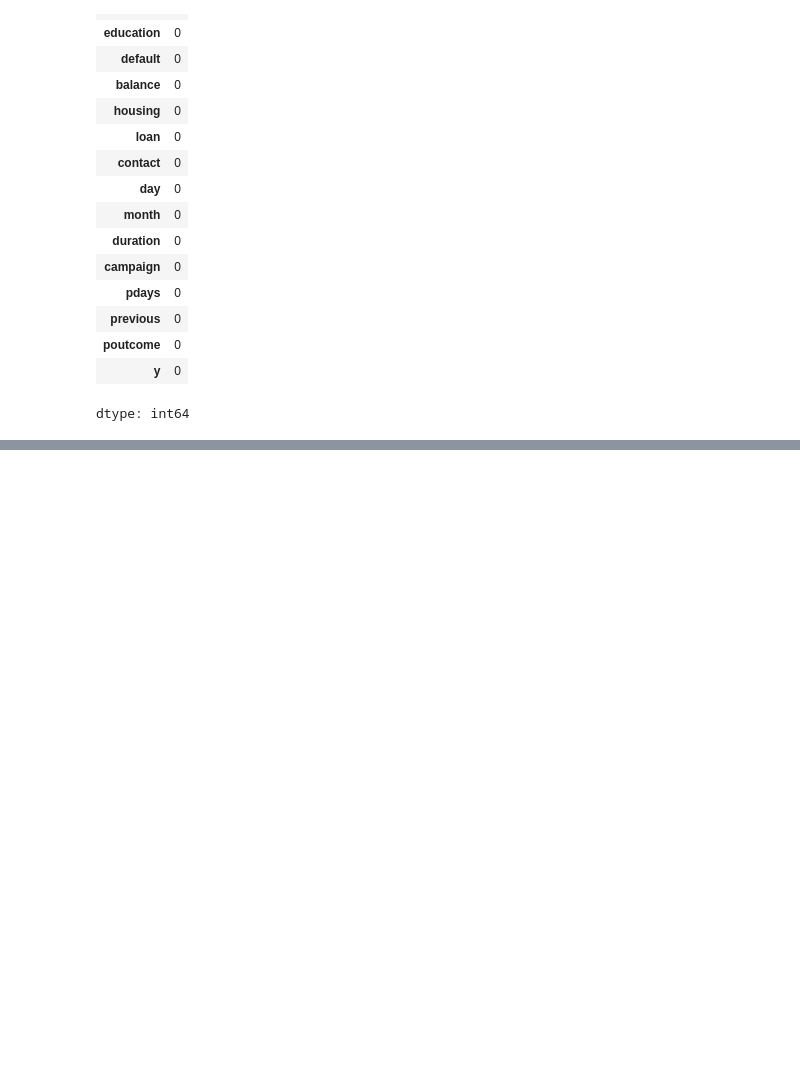
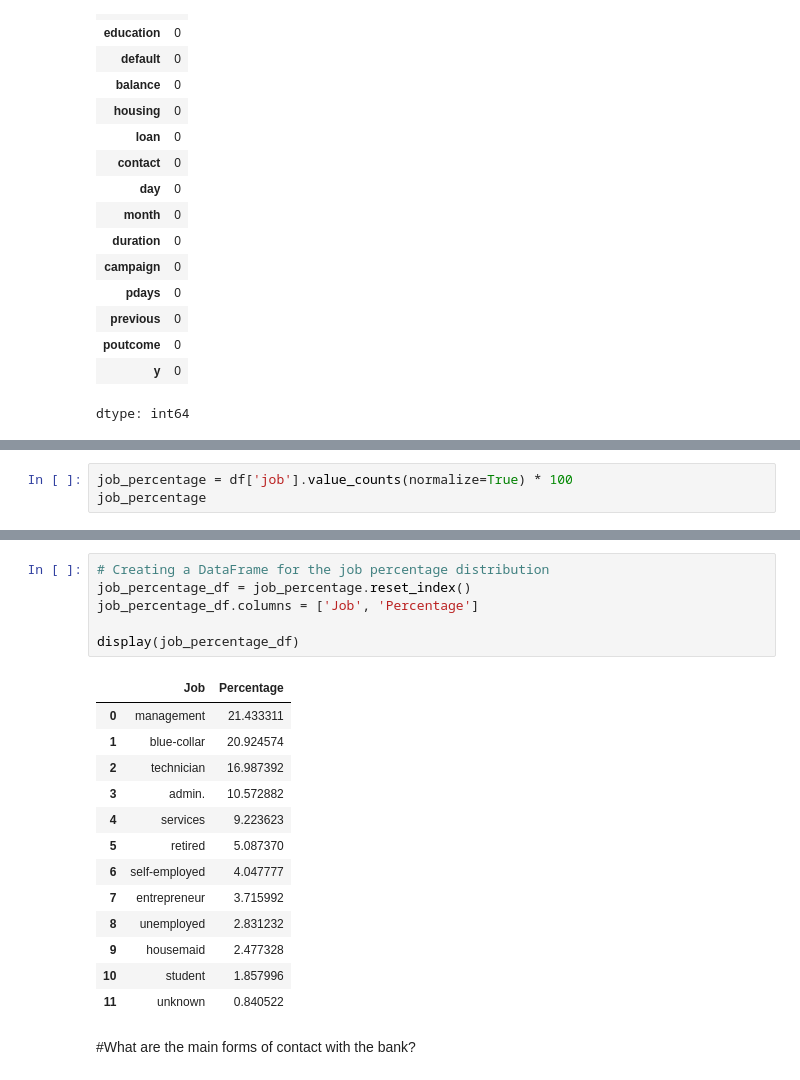
Before and after one commit to viktoruebelhart/uci_bank, a Jupyter notebook: UCI_BANK.ipynb, the cells around one changed output, grey strips where cells are left out. Saved outputs shown, nothing was run; the diff lists cells and outputs as text; blank space fills up the shorter version.

```diff
--- a/UCI_BANK.ipynb
+++ b/UCI_BANK.ipynb
@@ -98,0 +165,3 @@ dtype: int64
+# %%
+job_percentage = df['job'].value_counts(normalize=True) * 100
+job_percentage
@@ -98,0 +184,22 @@ dtype: int64
+# %%
+# Creating a DataFrame for the job percentage distribution
+job_percentage_df = job_percentage.reset_index()
+job_percentage_df.columns = ['Job', 'Percentage']
+
+display(job_percentage_df)
+# %% [output]
+|  | Job | Percentage |
+| 0 | management | 21.433311 |
+| 1 | blue-collar | 20.924574 |
+| 2 | technician | 16.987392 |
+| 3 | admin. | 10.572882 |
+| 4 | services | 9.223623 |
+| 5 | retired | 5.087370 |
+| 6 | self-employed | 4.047777 |
+| 7 | entrepreneur | 3.715992 |
+| 8 | unemployed | 2.831232 |
+| 9 | housemaid | 2.477328 |
+| 10 | student | 1.857996 |
+| 11 | unknown | 0.840522 |
+# %% [markdown]
+#What are the main forms of contact with the bank?
```
Also changed, not shown: parts of 12 cells of this notebook.
